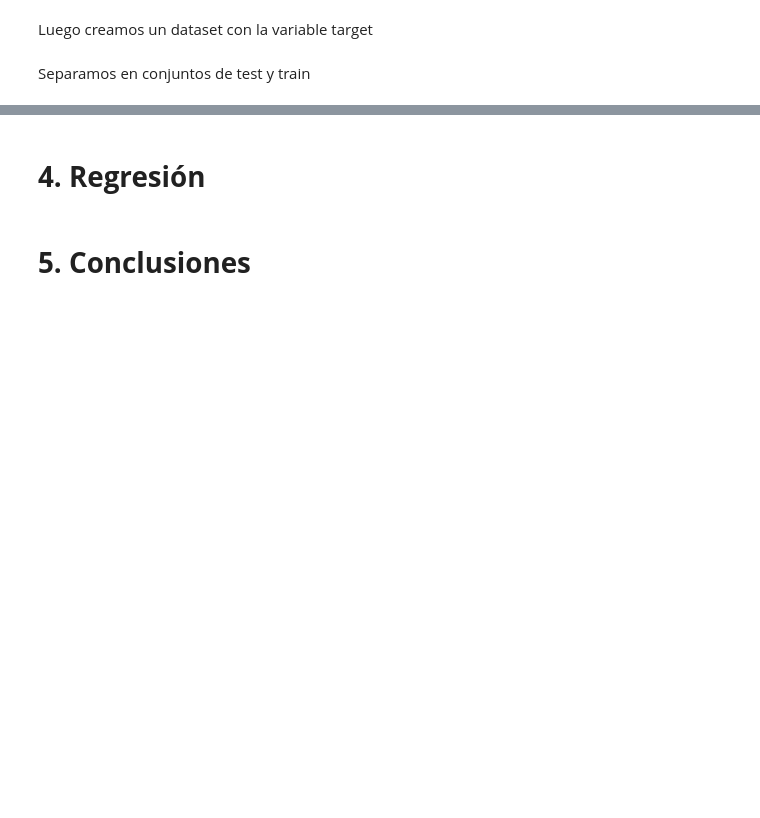
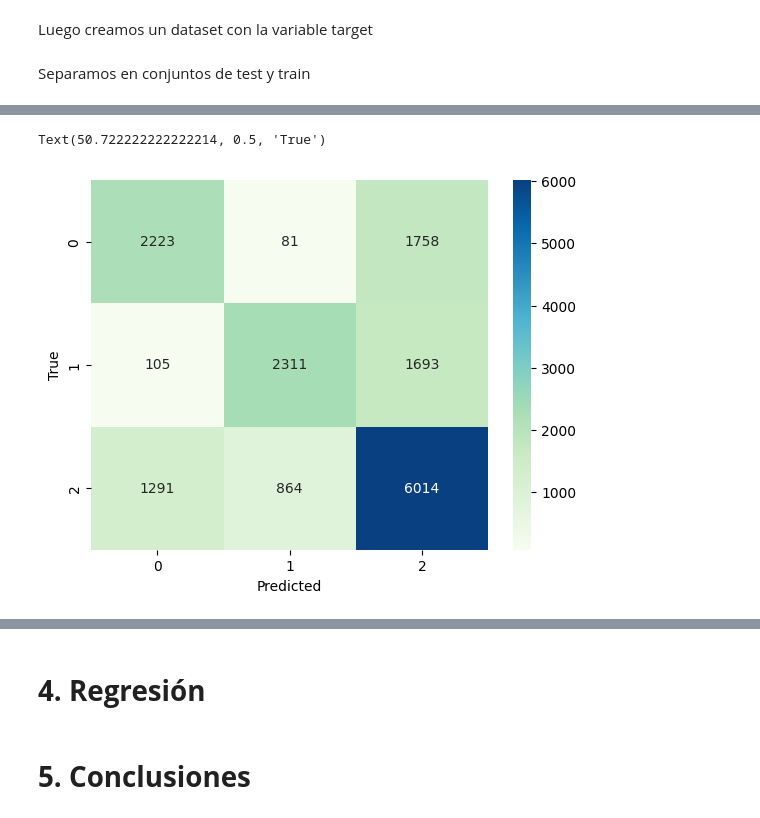
Before and after one commit to valencorrea/7506R-2C2022-GRUPO14, a Jupyter notebook: 7506R_TP1_GRUPO14_ENTREGA.ipynb, the cells around one changed output, grey strips where cells are left out. Drawn from its saved outputs; the diff is of its cells as text; code cells hidden in the pictures; blank space fills up the shorter version.

```diff
--- a/7506R_TP1_GRUPO14_ENTREGA.ipynb
+++ b/7506R_TP1_GRUPO14_ENTREGA.ipynb
@@ -1859,2 +1901,9 @@ plt.show(tree_plot)
+# %%
+ds_trabajo_y = df['tipo_precio_2'].copy()
+
+x_train, x_test, y_train, y_test = train_test_split(ds_trabajo_x,
+                                                    ds_trabajo_y,
+                                                    test_size=0.2,
+                                                    random_state=100)
 # %%
 param_grid = {
@@ -1875,0 +1929,2 @@ grid_clf.best_params_
+# %%
+y_pred = grid.predict(x_test)
@@ -1875,0 +1947,8 @@ grid_clf.best_params_
+# %%
+matrix=confusion_matrix(y_test, y_pred)
+sns.heatmap(matrix,cmap='GnBu',annot=True,fmt='g')
+plt.xlabel('Predicted')
+plt.ylabel('True')
+# %% [output]
+Text(50.722222222222214, 0.5, 'True')
+[figure, added]
```
Also changed, not shown: parts of 58 cells of this notebook.
